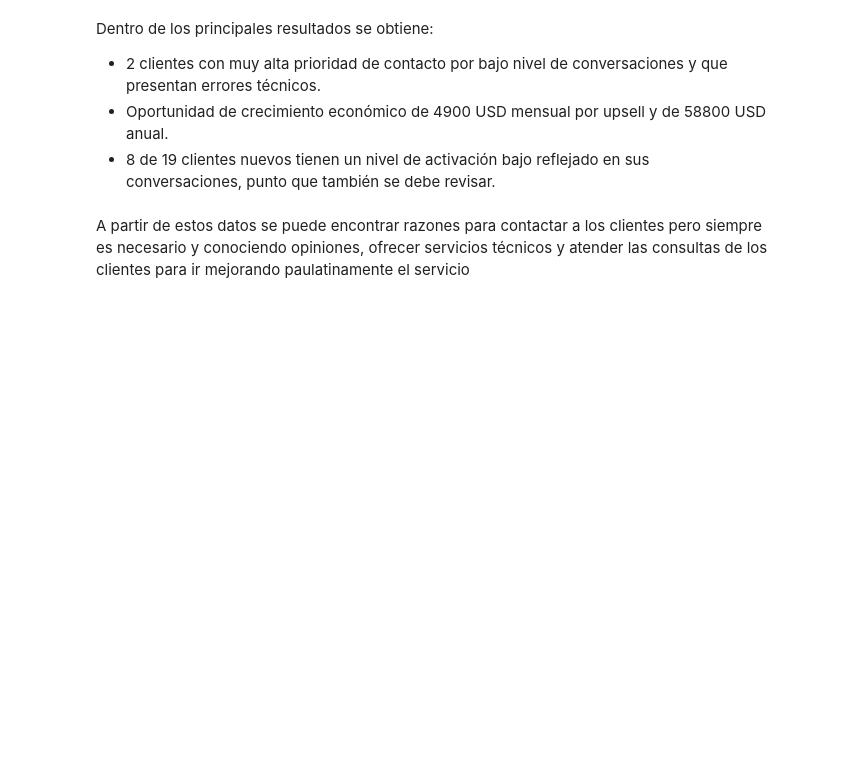
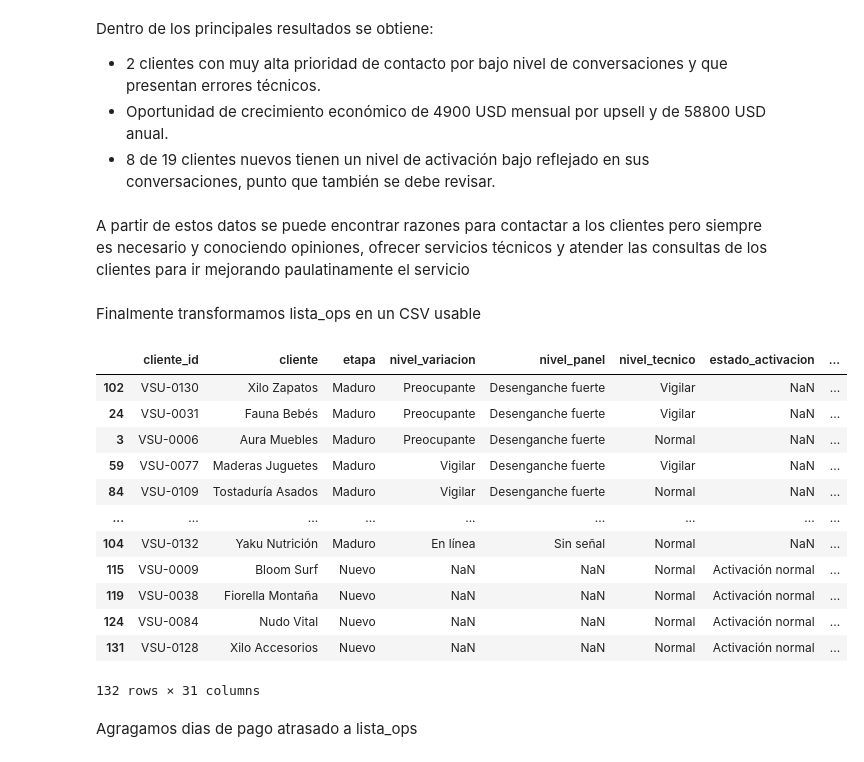
Before and after one commit to nicoandonie/versu-ops-engineer-case, a Jupyter notebook: caso parte 1.ipynb, the cells around one changed output. Drawn from its saved outputs; the diff is of its cells as text; code cells hidden in the pictures; blank space fills up the shorter version.

```diff
--- a/caso parte 1.ipynb
+++ b/caso parte 1.ipynb
@@ -2748,3 +2748,23 @@ Dentro de los principales resultados se obtiene:
 - 8 de 19 clientes nuevos tienen un nivel de activación bajo reflejado en sus conversaciones, punto que también se debe revisar.
 # %% [markdown]
 A partir de estos datos se puede encontrar razones para contactar a los clientes pero siempre es necesario y conociendo opiniones, ofrecer servicios técnicos y atender las consultas de los clientes para ir mejorando paulatinamente el servicio
+# %% [markdown]
+Finalmente transformamos lista_ops en un CSV usable
+# %%
+lista_ops.to_csv("lista_ops",index=False)
+# %% [output]
+|  | cliente_id | cliente | etapa | nivel_variacion | nivel_panel | nivel_tecnico | estado_activacion | ... |
+| 102 | VSU-0130 | Xilo Zapatos | Maduro | Preocupante | Desenganche fuerte | Vigilar | NaN | ... |
+| 24 | VSU-0031 | Fauna Bebés | Maduro | Preocupante | Desenganche fuerte | Vigilar | NaN | ... |
+| 3 | VSU-0006 | Aura Muebles | Maduro | Preocupante | Desenganche fuerte | Normal | NaN | ... |
+| 59 | VSU-0077 | Maderas Juguetes | Maduro | Vigilar | Desenganche fuerte | Vigilar | NaN | ... |
+| 84 | VSU-0109 | Tostaduría Asados | Maduro | Vigilar | Desenganche fuerte | Normal | NaN | ... |
+| ... | ... | ... | ... | ... | ... | ... | ... | ... |
+| 104 | VSU-0132 | Yaku Nutrición | Maduro | En línea | Sin señal | Normal | NaN | ... |
+| 115 | VSU-0009 | Bloom Surf | Nuevo | NaN | NaN | Normal | Activación normal | ... |
+| 119 | VSU-0038 | Fiorella Montaña | Nuevo | NaN | NaN | Normal | Activación normal | ... |
+| 124 | VSU-0084 | Nudo Vital | Nuevo | NaN | NaN | Normal | Activación normal | ... |
+| 131 | VSU-0128 | Xilo Accesorios | Nuevo | NaN | NaN | Normal | Activación normal | ... |
+132 rows × 31 columns
+# %% [markdown]
+Agragamos dias de pago atrasado a lista_ops
```
Also changed, not shown: parts of 7 cells of this notebook, 12 other files.
